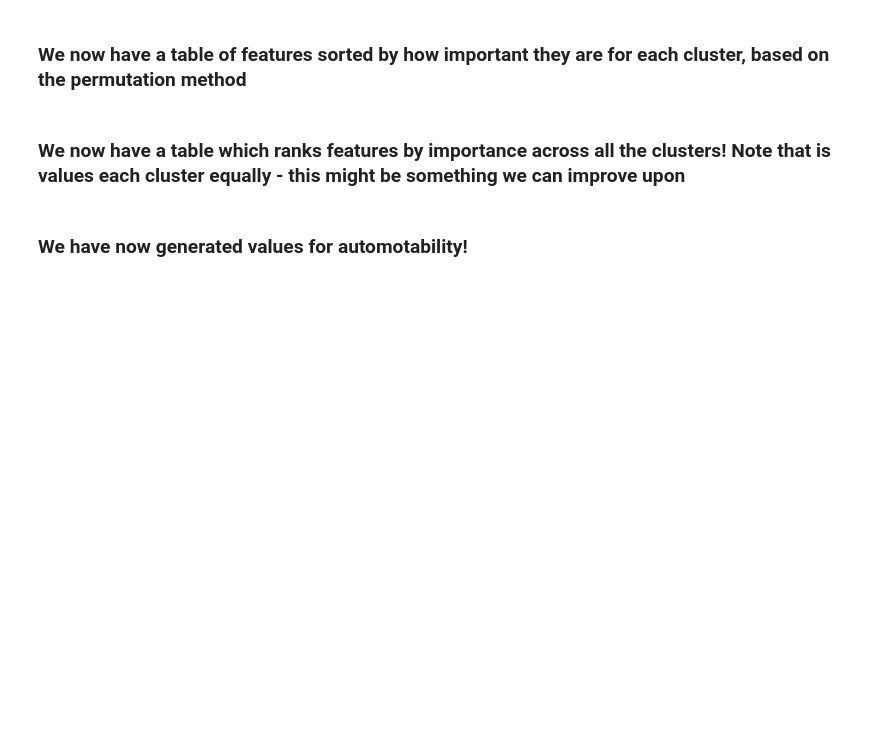
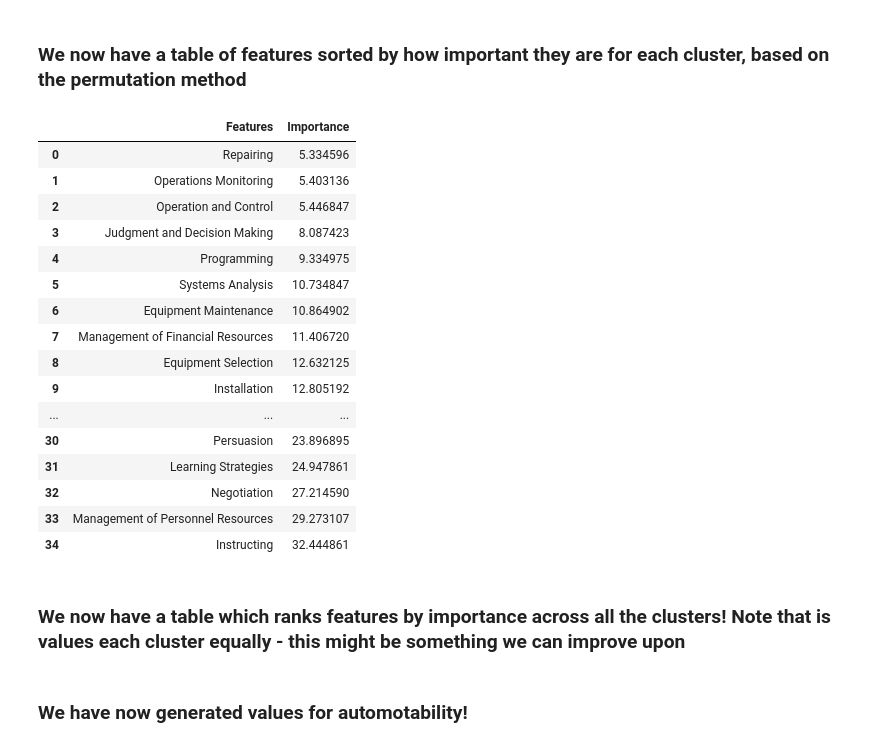
Before and after one commit to JGolub99/Future-of-work, a Jupyter notebook: ONET_18-10-21/skills_analysis4.ipynb, the cells around one changed output. Saved outputs shown, nothing was run; the diff lists cells and outputs as text; code cells hidden in the pictures; blank space fills up the shorter version.

```diff
--- a/ONET_18-10-21/skills_analysis4.ipynb
+++ b/ONET_18-10-21/skills_analysis4.ipynb
@@ -803,17 +829,36 @@ print(importance_table)
 # %%
 # We shall generate one more table, which will have a row for each feature and a score for how important it is:
 
 final_importance_table = pd.DataFrame({"Features":np.array(training_set.columns[2:37]),"Importance":np.zeros(np.shape(training_set.columns[2]))})
 feature_list = final_importance_table['Features'].tolist()
 #final_importance_table.head()
 for i in feature_list:
     for j in range(int(n)):
         index_val = importance_table.index[importance_table["Importance{}".format(j)]==i]
+        index_val = index_val*accuracies[j]/sum(accuracies)
         final_importance_table.loc[final_importance_table["Features"]==i,"Importance"] += index_val.tolist()[0]
 
 final_importance_table = final_importance_table.sort_values(by=["Importance"],ascending=True)
 final_importance_table.reset_index(drop = True, inplace = True)
 final_importance_table
+# %% [output]
+|  | Features | Importance |
+| 0 | Repairing | 5.334596 |
+| 1 | Operations Monitoring | 5.403136 |
+| 2 | Operation and Control | 5.446847 |
+| 3 | Judgment and Decision Making | 8.087423 |
+| 4 | Programming | 9.334975 |
+| 5 | Systems Analysis | 10.734847 |
+| 6 | Equipment Maintenance | 10.864902 |
+| 7 | Management of Financial Resources | 11.406720 |
+| 8 | Equipment Selection | 12.632125 |
+| 9 | Installation | 12.805192 |
+| ... | ... | ... |
+| 30 | Persuasion | 23.896895 |
+| 31 | Learning Strategies | 24.947861 |
+| 32 | Negotiation | 27.214590 |
+| 33 | Management of Personnel Resources | 29.273107 |
+| 34 | Instructing | 32.444861 |
 # %% [markdown]
 ### We now have a table which ranks features by importance across all the clusters! Note that is values each cluster equally - this might be something we can improve upon
 # %%
```
Also changed, not shown: parts of 20 cells of this notebook, 1 other file.
